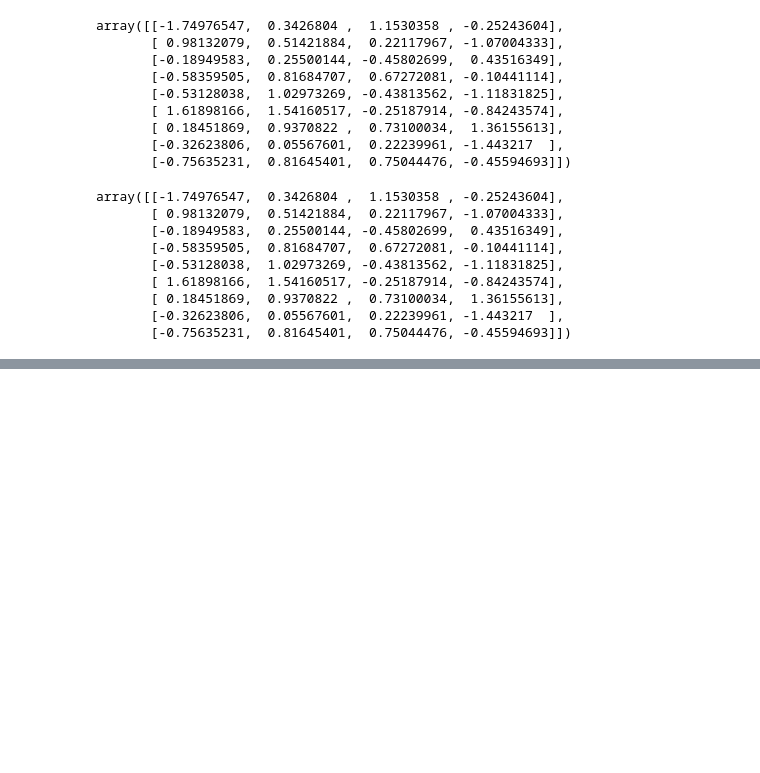
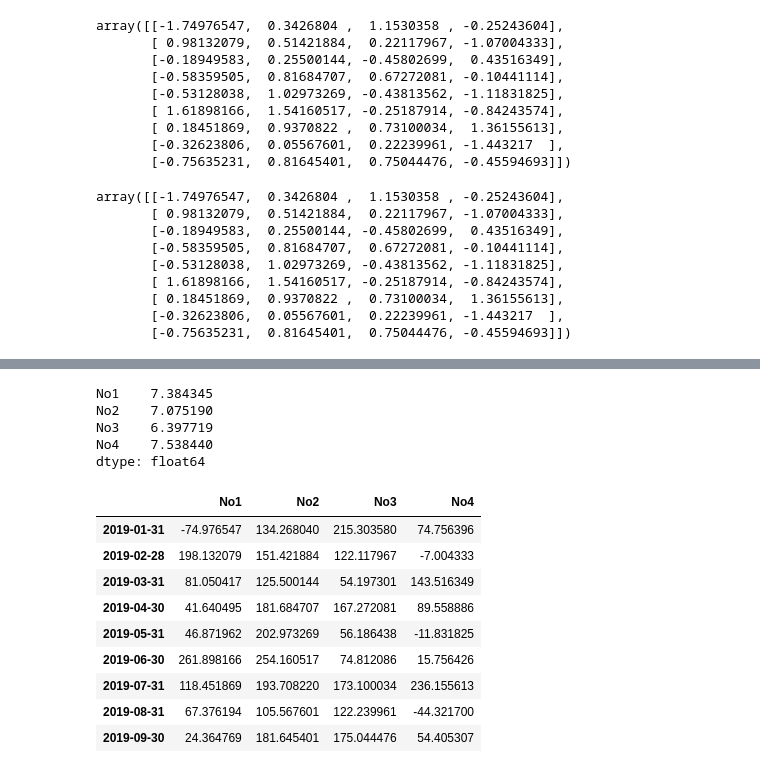
Before and after one commit to duxingru0206-ui/Python-for-Finance, a Jupyter notebook: Chapter_Code_Practice/Pandas.ipynb, the cells around one changed output, grey strips where cells are left out. Drawn from its saved outputs; the diff is of its cells as text; code cells hidden in the pictures; blank space fills up the shorter version.

```diff
--- a/Chapter_Code_Practice/Pandas.ipynb
+++ b/Chapter_Code_Practice/Pandas.ipynb
@@ -212,0 +322,21 @@ array([[-1.74976547,  0.3426804 ,  1.1530358 , -0.25243604],
+# %%
+np.sqrt(abs(df)).sum()
+# %% [output]
+No1    7.384345
+No2    7.075190
+No3    6.397719
+No4    7.538440
+dtype: float64
+# %%
+100*df+100
+# %% [output]
+|  | No1 | No2 | No3 | No4 |
+| 2019-01-31 | -74.976547 | 134.268040 | 215.303580 | 74.756396 |
+| 2019-02-28 | 198.132079 | 151.421884 | 122.117967 | -7.004333 |
+| 2019-03-31 | 81.050417 | 125.500144 | 54.197301 | 143.516349 |
+| 2019-04-30 | 41.640495 | 181.684707 | 167.272081 | 89.558886 |
+| 2019-05-31 | 46.871962 | 202.973269 | 56.186438 | -11.831825 |
+| 2019-06-30 | 261.898166 | 254.160517 | 74.812086 | 15.756426 |
+| 2019-07-31 | 118.451869 | 193.708220 | 173.100034 | 236.155613 |
+| 2019-08-31 | 67.376194 | 105.567601 | 122.239961 | -44.321700 |
+| 2019-09-30 | 24.364769 | 181.645401 | 175.044476 | 54.405307 |
```
Also changed, not shown: parts of 11 cells of this notebook.
